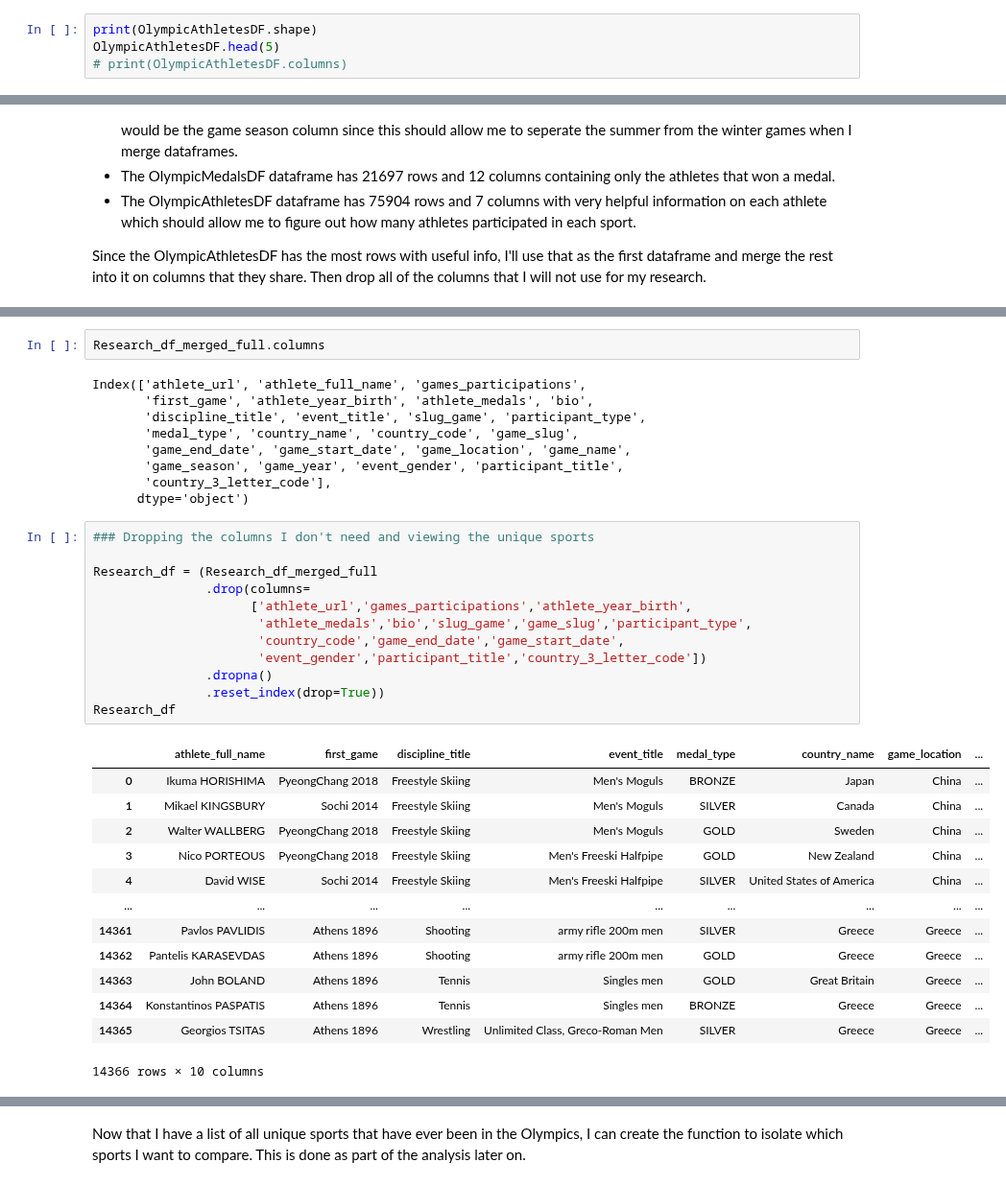
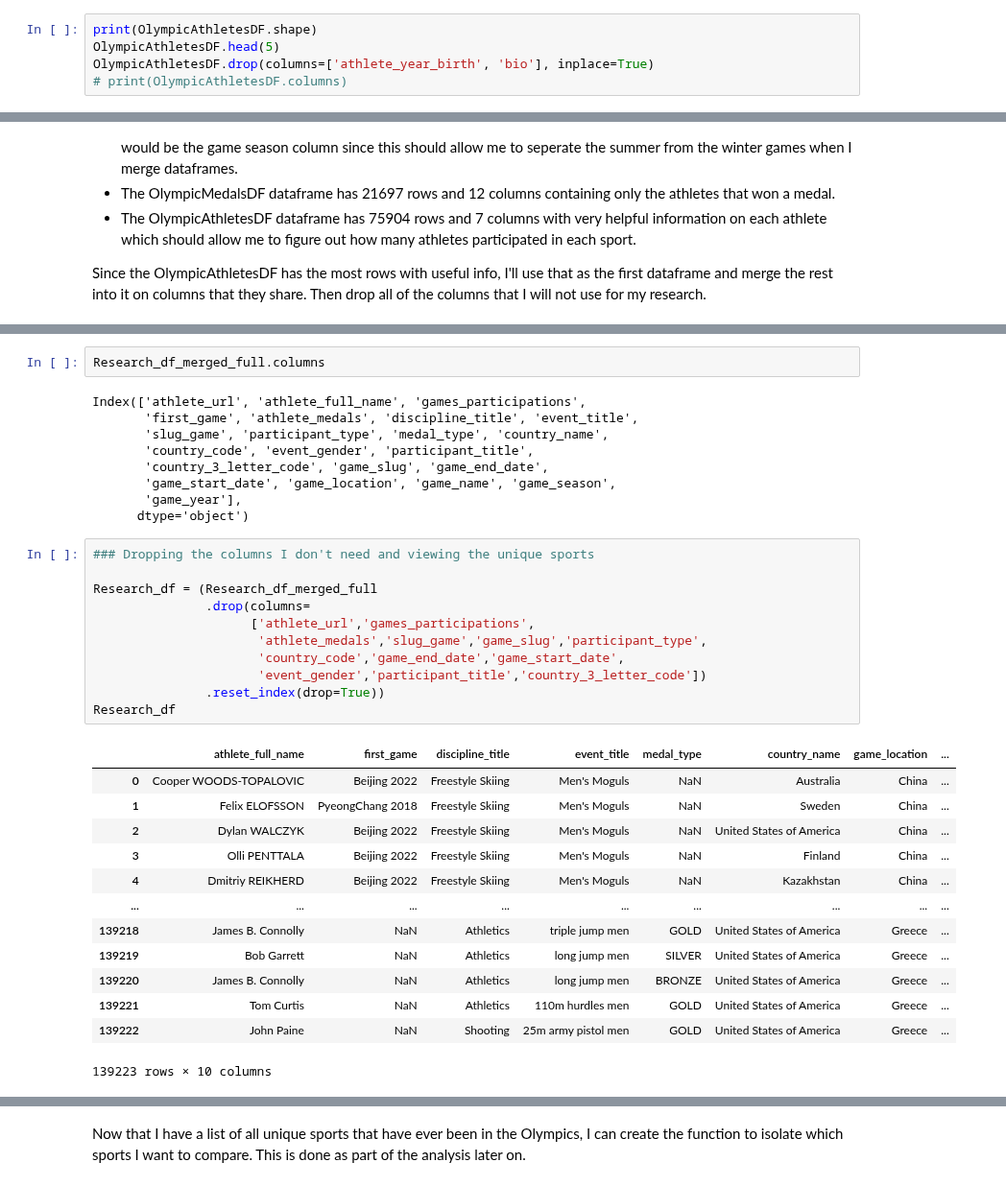
Before and after one commit to ubco-W2022T2-data301/project-group-group17, a Jupyter notebook: analysis/notebooks/analysis_dylan.ipynb, the cells around one changed output, grey strips where cells are left out. Shown at 96% size. Saved outputs shown, nothing was run; the diff lists cells and outputs as text.

```diff
--- a/analysis/notebooks/analysis_dylan.ipynb
+++ b/analysis/notebooks/analysis_dylan.ipynb
@@ -105,6 +105,7 @@ OlympicMedalsDF.head(5)
 # %%
 print(OlympicAthletesDF.shape)
 OlympicAthletesDF.head(5)
+OlympicAthletesDF.drop(columns=['athlete_year_birth', 'bio'], inplace=True)
 # print(OlympicAthletesDF.columns)
 # %% [output]
 (75904, 7)
@@ -147,39 +143,38 @@ Research_df_merged_full
 Research_df_merged_full.columns
 # %% [output]
 Index(['athlete_url', 'athlete_full_name', 'games_participations',
-       'first_game', 'athlete_year_birth', 'athlete_medals', 'bio',
-       'discipline_title', 'event_title', 'slug_game', 'participant_type',
-       'medal_type', 'country_name', 'country_code', 'game_slug',
-       'game_end_date', 'game_start_date', 'game_location', 'game_name',
-       'game_season', 'game_year', 'event_gender', 'participant_title',
-       'country_3_letter_code'],
+       'first_game', 'athlete_medals', 'discipline_title', 'event_title',
+       'slug_game', 'participant_type', 'medal_type', 'country_name',
+       'country_code', 'event_gender', 'participant_title',
+       'country_3_letter_code', 'game_slug', 'game_end_date',
+       'game_start_date', 'game_location', 'game_name', 'game_season',
+       'game_year'],
       dtype='object')
 # %%
 ### Dropping the columns I don't need and viewing the unique sports
 
 Research_df = (Research_df_merged_full
                .drop(columns=
-                     ['athlete_url','games_participations','athlete_year_birth',
-                      'athlete_medals','bio','slug_game','game_slug','participant_type',
+                     ['athlete_url','games_participations',
+                      'athlete_medals','slug_game','game_slug','participant_type',
                       'country_code','game_end_date','game_start_date',
                       'event_gender','participant_title','country_3_letter_code'])
-               .dropna()
                .reset_index(drop=True))
 Research_df
 # %% [output]
 |  | athlete_full_name | first_game | discipline_title | event_title | medal_type | country_name | game_location | ... |
-| 0 | Ikuma HORISHIMA | PyeongChang 2018 | Freestyle Skiing | Men's Moguls | BRONZE | Japan | China | ... |
-| 1 | Mikael KINGSBURY | Sochi 2014 | Freestyle Skiing | Men's Moguls | SILVER | Canada | China | ... |
-| 2 | Walter WALLBERG | PyeongChang 2018 | Freestyle Skiing | Men's Moguls | GOLD | Sweden | China | ... |
-| 3 | Nico PORTEOUS | PyeongChang 2018 | Freestyle Skiing | Men's Freeski Halfpipe | GOLD | New Zealand | China | ... |
-| 4 | David WISE | Sochi 2014 | Freestyle Skiing | Men's Freeski Halfpipe | SILVER | United States of America | China | ... |
+| 0 | Cooper WOODS-TOPALOVIC | Beijing 2022 | Freestyle Skiing | Men's Moguls | NaN | Australia | China | ... |
+| 1 | Felix ELOFSSON | PyeongChang 2018 | Freestyle Skiing | Men's Moguls | NaN | Sweden | China | ... |
+| 2 | Dylan WALCZYK | Beijing 2022 | Freestyle Skiing | Men's Moguls | NaN | United States of America | China | ... |
+| 3 | Olli PENTTALA | Beijing 2022 | Freestyle Skiing | Men's Moguls | NaN | Finland | China | ... |
+| 4 | Dmitriy REIKHERD | Beijing 2022 | Freestyle Skiing | Men's Moguls | NaN | Kazakhstan | China | ... |
 | ... | ... | ... | ... | ... | ... | ... | ... | ... |
-| 14361 | Pavlos PAVLIDIS | Athens 1896 | Shooting | army rifle 200m men | SILVER | Greece | Greece | ... |
-| 14362 | Pantelis KARASEVDAS | Athens 1896 | Shooting | army rifle 200m men | GOLD | Greece | Greece | ... |
-| 14363 | John BOLAND | Athens 1896 | Tennis | Singles men | GOLD | Great Britain | Greece | ... |
-| 14364 | Konstantinos PASPATIS | Athens 1896 | Tennis | Singles men | BRONZE | Greece | Greece | ... |
-| 14365 | Georgios TSITAS | Athens 1896 | Wrestling | Unlimited Class, Greco-Roman Men | SILVER | Greece | Greece | ... |
+| 139218 | James B. Connolly | NaN | Athletics | triple jump men | GOLD | United States of America | Greece | ... |
+| 139219 | Bob Garrett | NaN | Athletics | long jump men | SILVER | United States of America | Greece | ... |
+| 139220 | James B. Connolly | NaN | Athletics | long jump men | BRONZE | United States of America | Greece | ... |
+| 139221 | Tom Curtis | NaN | Athletics | 110m hurdles men | GOLD | United States of America | Greece | ... |
+| 139222 | John Paine | NaN | Shooting | 25m army pistol men | GOLD | United States of America | Greece | ... |
-14366 rows × 10 columns
+139223 rows × 10 columns
 # %%
 Research_df['discipline_title'].unique()
 # %% [output]
```
Also changed, not shown: parts of 27 cells of this notebook, 6 other files.
